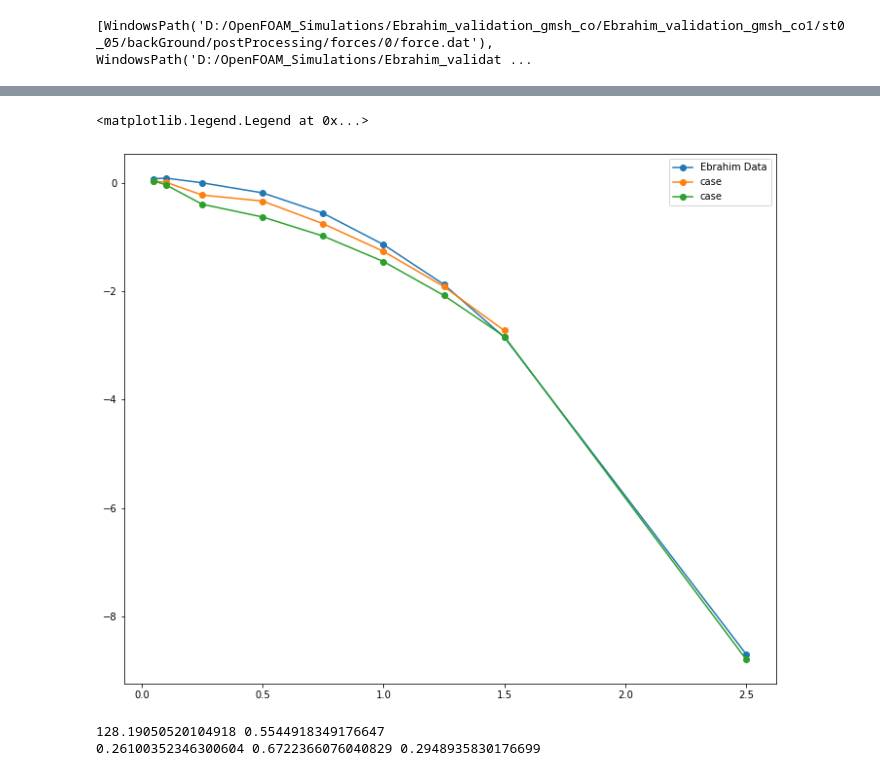
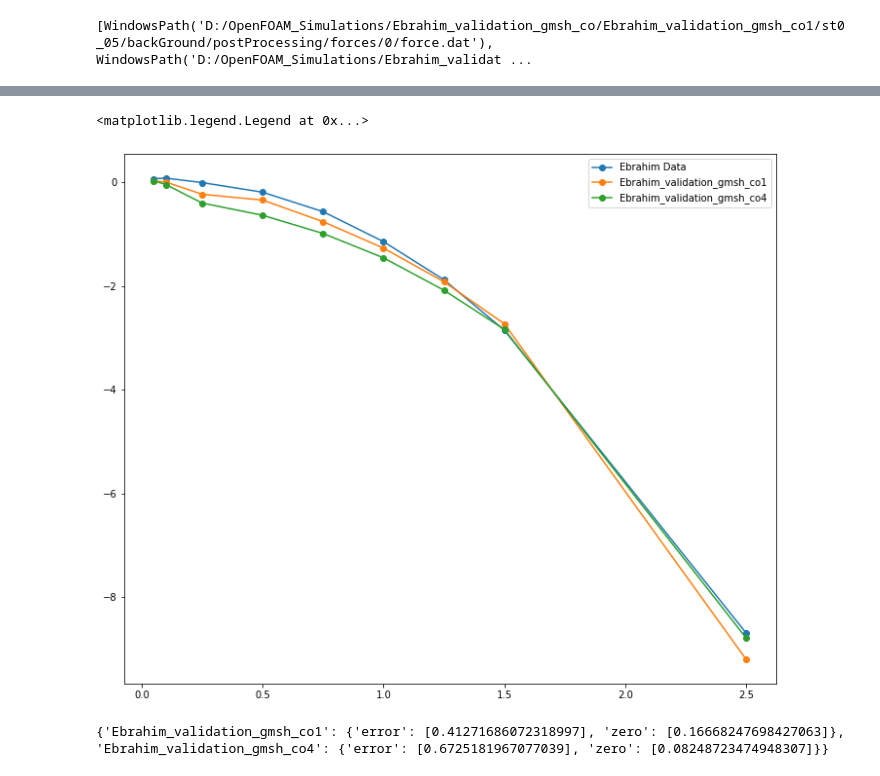
Before and after one commit to michaelcoe/Ika-Flow, a Jupyter notebook: OpenFOAM/postProcessing/plotForces_multipleCases.ipynb, the cells around one changed output, grey strips where cells are left out. Cells and saved outputs as stored; diff of their text form; code cells hidden in the pictures.

```diff
--- a/OpenFOAM/postProcessing/plotForces_multipleCases.ipynb
+++ b/OpenFOAM/postProcessing/plotForces_multipleCases.ipynb
@@ -107,44 +107,38 @@ ax1.legend()
 # %%
 density = 998.2
 fudgeFactor = 1
 
 e_force = np.array([0.0703, 0.08278, -0.00388, -0.188966, -0.56408, -1.14173, -1.8766147, -2.850414246, -8.68766])
 e_st = np.array([0.05, 0.1, 0.25, 0.5, 0.75, 1, 1.25, 1.5, 2.5])
 
 fig2, ax2 = plt.subplots(figsize=(12,10))
 ax2.plot(e_st, e_force, 'o-', label="Ebrahim Data")
 for case in forceCaseDict:
-    ax2.plot(forceCaseDict[case]['Strouhal'], forceCaseDict[case]['Average_fx'], 'o-', label='case')
+    ax2.plot(forceCaseDict[case]['Strouhal'], forceCaseDict[case]['Average_fx'], 'o-', label=case)
 
 #ax3 = plt.axes([0, 0, 1, 1])
 #ip = InsetPosition(ax2, [0.10,0.1,0.55,0.55])
 #ax3.set_axes_locator(ip)
 #mark_inset(ax2, ax3, loc1=2, loc2=4, fc="none", ec='0.5')
 
 ax2.legend()
 #ax1.set_ylim([0.5, -40])
 
 #fig1.savefig(Path(figure_path).joinpath('Ebrahim_validation.png'), facecolor='w', dpi=300)
 # %% [output]
 <matplotlib.legend.Legend at 0x...>
-[figure, old version]
+[figure, new version]
-# %%
-error_case1 = np.sqrt(np.sum((case1*fudgeFactor-e_force)**2)/len(e_force))
-error_case2 = np.sqrt(np.sum((case2*fudgeFactor-e_force)**2)/len(e_force))
-#error_case3 = np.sqrt(np.sum((case3*fudgeFactor-e_force)**2)/len(e_force))
-#error_case4 = np.sqrt(np.sum((case4*fudgeFactor-e_force)**2)/len(e_force))
-
-e_zero = power_law(0, *e_fit[0])
-case1_zero = power_law(0, *case1_fit[0])
-case2_zero = power_law(0, *case2_fit[0])
-#case3_zero = power_law(0, *case3_fit[0])
-#case4_zero = power_law(0, *case3_fit[0])
-
-print(error_case1, error_case2)
-print(e_zero, case1_zero, case2_zero)
-
-#print(error_case1, error_case2, error_case3, error_case4)
-#print(e_zero, case1_zero, case2_zero, case3_zero, case4_zero)
-# %% [output]
-128.19050520104918 0.5544918349176647
-0.26100352346300604 0.6722366076040829 0.2948935830176699
+# %%
+errorCaseDict = dict()
+for case in forceCaseDict:
+    errorCaseDict[case] = {'error':[], 'zero':[]}
+    errorCaseDict[case]['error'].append(np.sqrt(np.sum(np.array(forceCaseDict[case]['Average_fx']) - e_force)**2/len(e_force)))
+    errorCaseDict[case]['zero'].append(power_law(0, *forceCaseDict[case]['fit'][0]))
+
+errorCaseDict['Experiment'] = {'zero':[]}
+data_fit, data_r_squared = fit_data(e_force, e_st)
+errorCaseDict['Experiment']['zero'].append(power_law(0, *data_fit))
+
+print(errorCaseDict)
+# %% [output]
+{'Ebrahim_validation_gmsh_co1': {'error': [0.41271686072318997], 'zero': [0.16668247698427063]}, 'Ebrahim_validation_gmsh_co4': {'error': [0.6725181967077039], 'zero': [0.08248723474948307]}}
```
Also changed, not shown: parts of 1 cell of this notebook.
